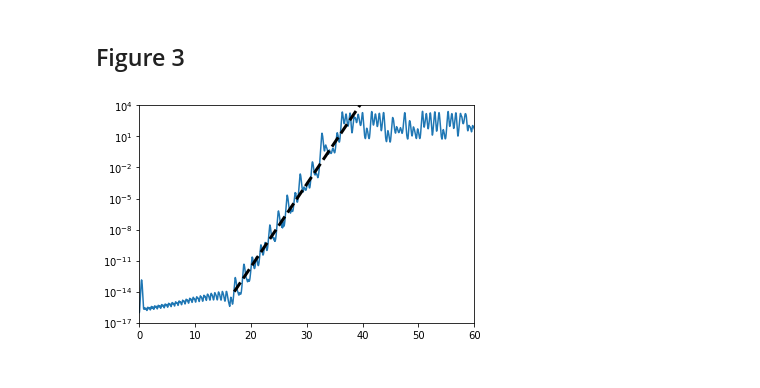
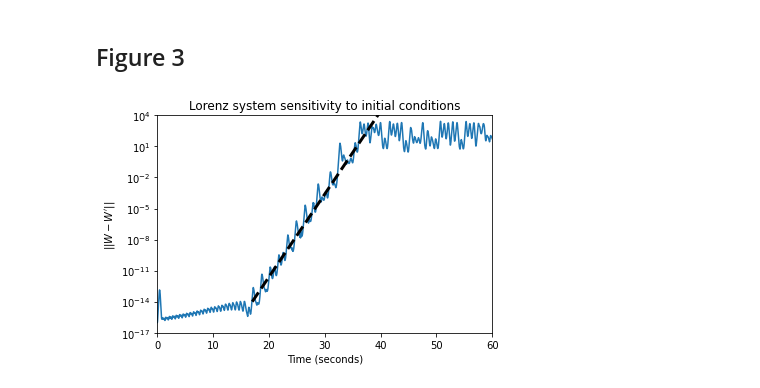
Before and after one commit to rosenberg9/CTA200_2025, a Jupyter notebook: assignment_3/assignment_3.ipynb, the cells around one changed output. Saved outputs shown, nothing was run; the diff lists cells and outputs as text; code cells hidden in the pictures.

```diff
--- a/assignment_3/assignment_3.ipynb
+++ b/assignment_3/assignment_3.ipynb
@@ -240,11 +240,13 @@ d = (np.sum((np.abs(W_new.y-W_old.y))**2,0))
 # %%
 plt.plot(t_eval,d)
 plt.yscale("log")
-
 x_vals = np.linspace(0.01,60,100)
 plt.plot(x_vals+17,10**(0.8*x_vals-14),ls="--",lw=3,c="black")
+plt.title("Lorenz system sensitivity to initial conditions")
+plt.ylabel("$||W - W'||$")
+plt.xlabel("Time (seconds)")
 plt.xlim(0,60)
 plt.ylim(1e-17,1e4)
 plt.show()
 # %% [output]
-[figure, old version]
+[figure, new version]
```
Also changed, not shown: parts of 2 cells of this notebook, 1 other file.
